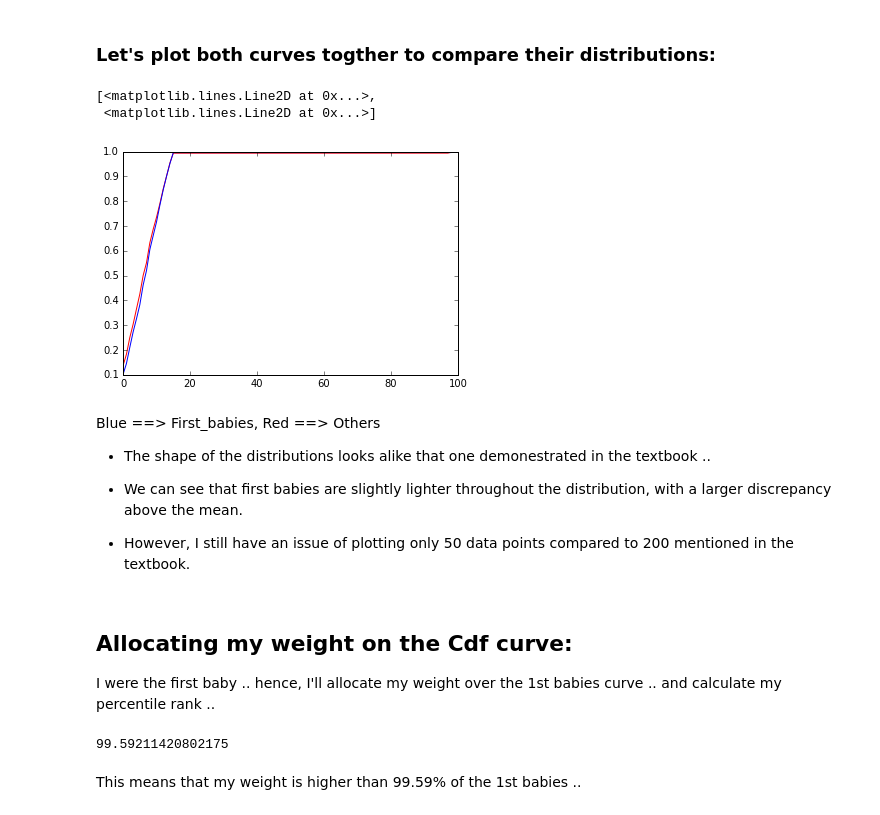
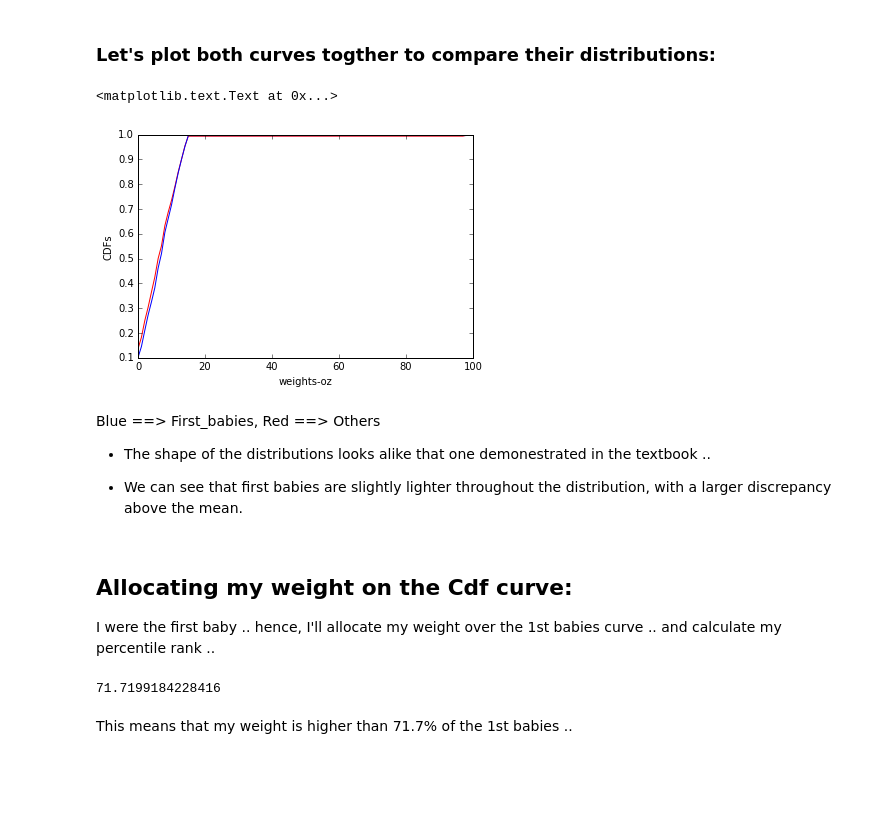
Before and after one commit to EAboelhamd/Statistical_Exploration, a Jupyter notebook: Chapter-3- CDF Practice/Chapter-3, Ex. 3.6, (My birth weight), Python.ipynb, the cells around one changed output. Drawn from its saved outputs; the diff is of its cells as text; code cells hidden in the pictures; blank space fills up the shorter version.

```diff
--- a/Chapter-3- CDF Practice/Chapter-3, Ex. 3.6, (My birth weight), Python.ipynb
+++ b/Chapter-3- CDF Practice/Chapter-3, Ex. 3.6, (My birth weight), Python.ipynb
@@ -109,19 +112,17 @@ plt.plot(cdf_others.xs, cdf_others.ps)
 ### Let's plot both curves togther to compare their distributions:
 # %%
 plt.plot(cdf_others.xs, cdf_others.ps, 'r', cdf_first.xs, cdf_first.ps, 'b')
+plt.xlabel('weights-oz')
+plt.ylabel('CDFs')
 # %% [output]
-[<matplotlib.lines.Line2D at 0x...>,
- <matplotlib.lines.Line2D at 0x...>]
+<matplotlib.text.Text at 0x...>
-[figure, old version]
+[figure, new version]
 # %% [markdown]
 Blue ==> First_babies,   Red ==> Others
 
 - The shape of the distributions looks alike that one demonestrated in the textbook ..
 
 - We can see that first babies are slightly lighter throughout the distribution, with a larger discrepancy above the mean.
-
-
-- However, I still have an issue of plotting only 50 data points compared to 200 mentioned in the textbook.
 # %% [markdown]
 ## Allocating my weight on the Cdf curve:
 
@@ -138,10 +139,10 @@ def Percentile_Rank(scores, your_score):
 
     return percentile_rank
 # %%
-My_weight = 60
+My_weight = 10
 perc_rank = Percentile_Rank(first_baby_, My_weight)
 perc_rank
 # %% [output]
-99.59211420802175
+71.7199184228416
 # %% [markdown]
-This means that my weight is higher than 99.59% of the 1st babies ..
+This means that my weight is higher than 71.7% of the 1st babies ..
```
Also changed, not shown: parts of 4 cells of this notebook, 3 other files.
